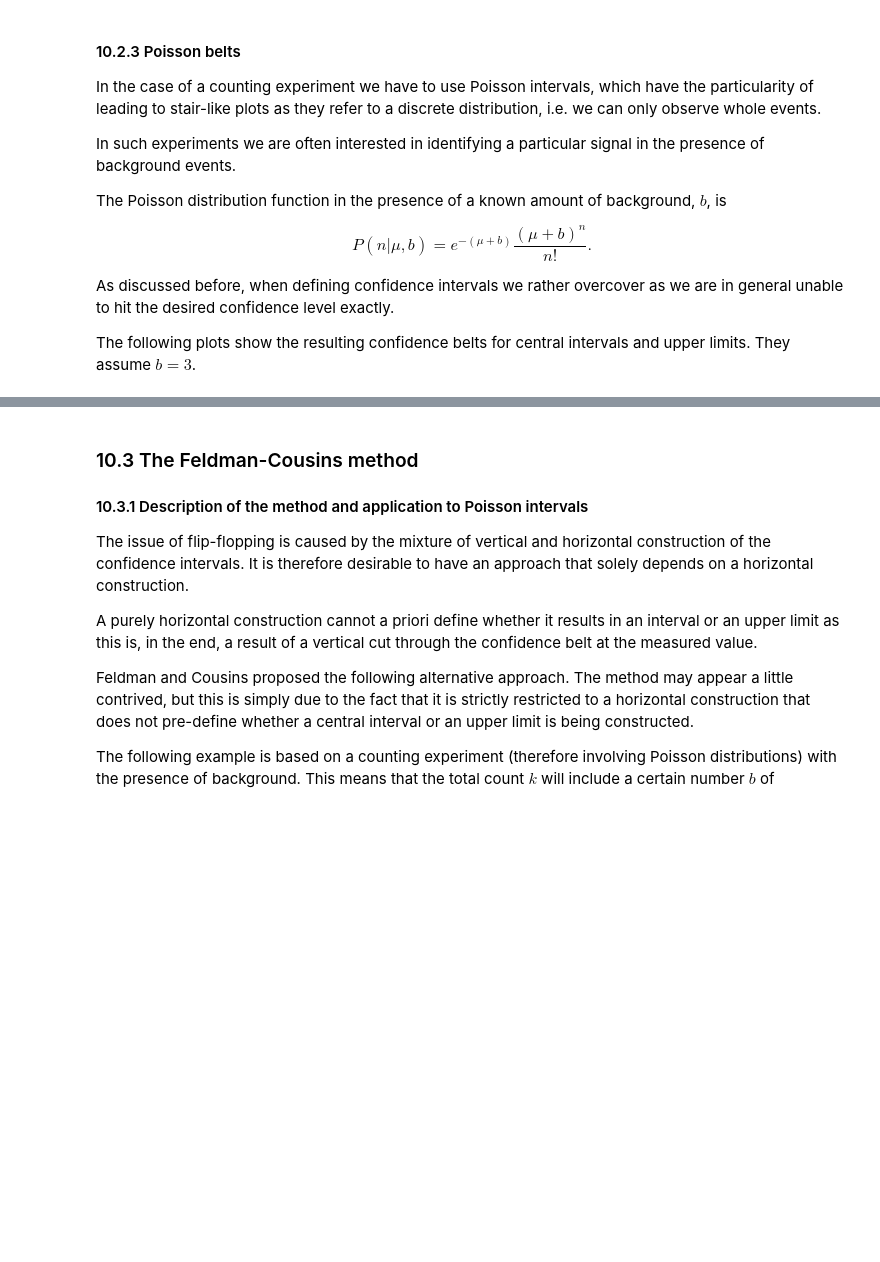
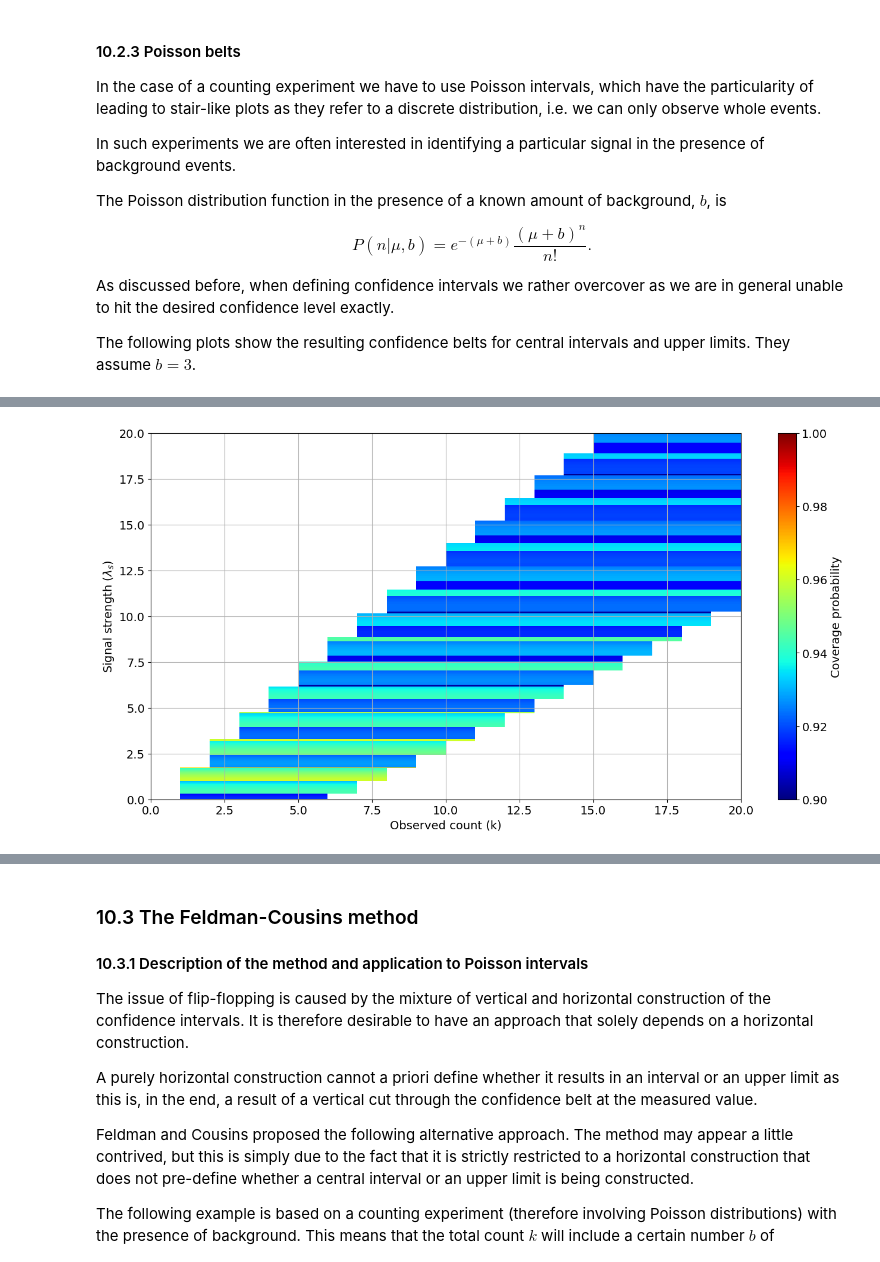
Before and after one commit to p-parkinson/intro_data_science, a Jupyter notebook: Chapter 10/Chapter 10.ipynb, the cells around one changed output, grey strips where cells are left out. Saved outputs shown, nothing was run; the diff lists cells and outputs as text; code cells hidden in the pictures; blank space fills up the shorter version.

```diff
--- a/Chapter 10/Chapter 10.ipynb
+++ b/Chapter 10/Chapter 10.ipynb
@@ -740,0 +688,86 @@ $~$
+# %%
+from typing import Tuple
+import numpy as np
+from scipy.stats import poisson
+from matplotlib.patches import Rectangle
+from matplotlib.collections import PatchCollection
+import matplotlib.pyplot as plt
+from matplotlib.cm import jet
+
+def calculate_poisson_interval(
+    confidence_level: float,
+    lambda_val: float
+) -> Tuple[float, float, float]:
+    """
+    Calculate the central confidence interval for a Poisson distribution.
+
+    Args:
+        confidence_level: Desired confidence level (e.g., 0.9 for 90%)
+        lambda_val: Mean of the Poisson distribution
+
+    Returns:
+        Tuple of (lower bound, upper bound, actual coverage probability)
+    """
+    # Calculate lower and upper bounds using quantiles
+    lower_bound = poisson.ppf(0.5*(1-confidence_level), lambda_val)
+    upper_bound = poisson.ppf(0.5*(1-confidence_level) + confidence_level, lambda_val)
+
+    # Calculate actual coverage probability, accounting for discrete nature
+    if lower_bound > 0:
+        coverage = poisson.cdf(upper_bound, lambda_val) - poisson.cdf(lower_bound-1, lambda_val)
+    else:
+        coverage = poisson.cdf(upper_bound, lambda_val)
+
+    return lower_bound, upper_bound, coverage
+
+# Set main parameters
+CONFIDENCE_LEVEL = 0.9  # 90% confidence level
+N_SAMPLES = 1000        # Number of y-axis points (resolution)
+MAX_LAMBDA = 20.0       # Maximum mean value to plot
+MAX_X = 20             # Maximum observed count to plot
+BACKGROUND = 3         # Background count rate
+
+# Create lists to store the confidence belt visualization data
+belt_patches = []
+coverage_probabilities = []
+
+# Calculate confidence intervals for different mean values
+for i in range(1, N_SAMPLES):
+    # Calculate true mean (signal + background)
+    mean = MAX_LAMBDA * i / N_SAMPLES + BACKGROUND
+
+    # Get confidence interval bounds and coverage
+    lower, upper, prob = calculate_poisson_interval(CONFIDENCE_LEVEL, mean)
+
+    # Create rectangle for visualization
+    height = MAX_LAMBDA/N_SAMPLES
+    belt_patches.append(Rectangle((lower, mean-BACKGROUND), upper-lower, height))
+    coverage_probabilities.append(prob)
+
+# Create visualization
+fig, ax = plt.subplots(figsize=(16, 8))
+
+# Create and configure the confidence belt collection
+belt_collection = PatchCollection(belt_patches, alpha=1.0, cmap=jet)
+belt_collection.set_array(np.array(coverage_probabilities))
+belt_collection.set_clim([0.9, 1])  # Color range for coverage probability
+
+# Add the confidence belt to the plot
+ax.add_collection(belt_collection)
+
+# Configure axes
+ax.set_xlim(0, MAX_X)
+ax.set_ylim(0, MAX_LAMBDA)
+ax.set_xlabel('Observed count (k)')
+ax.set_ylabel('Signal strength ($\lambda_s$)')
+
+# Add grid
+ax.grid(which='both', axis='x')
+ax.grid(which='major', axis='y')
+
+# Add colorbar showing coverage probability
+plt.colorbar(belt_collection, label='Coverage probability')
+
+plt.show()
+# %% [output]
+[figure, added]
```
Also changed, not shown: parts of 13 cells of this notebook.
